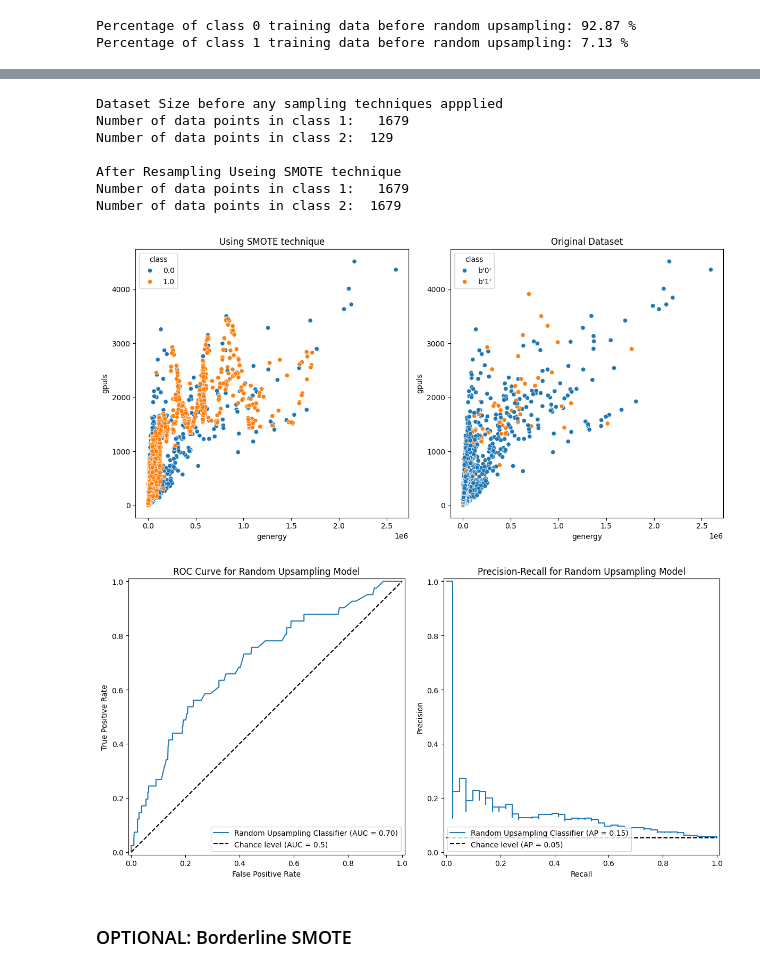
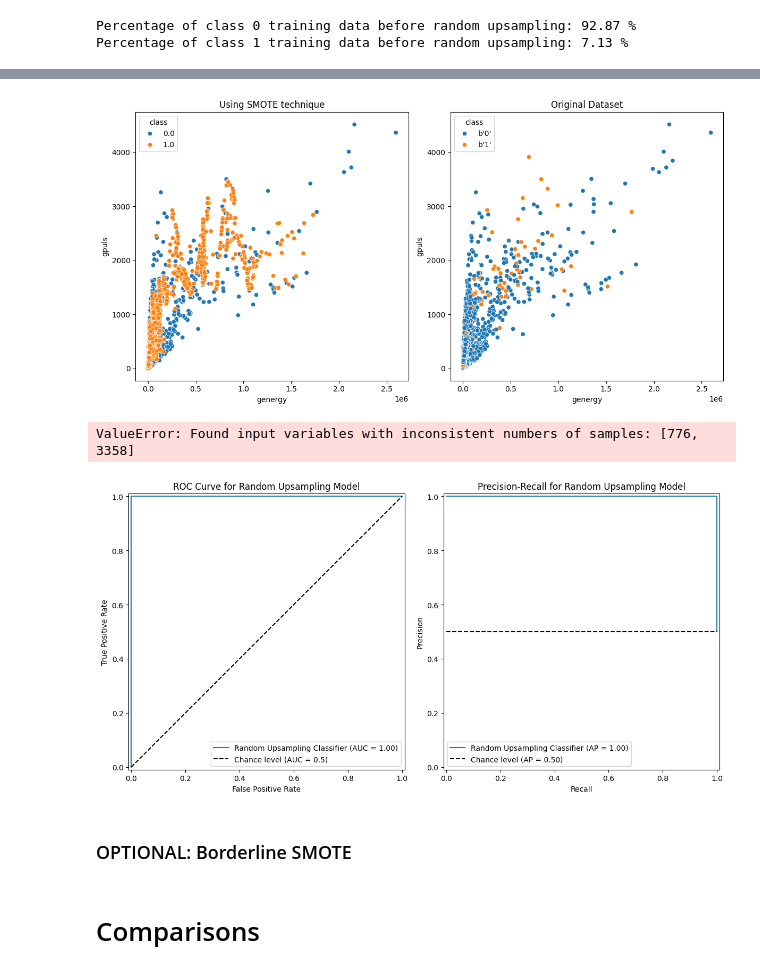
Before and after one commit to canoepus/think, a Jupyter notebook: upsampling.ipynb, the cells around one changed output, grey strips where cells are left out. Cells and saved outputs as stored; diff of their text form; code cells hidden in the pictures.

Commit message:
Fixed some formatting and added documentation. Still fixing SMOTE.

```diff
--- a/upsampling.ipynb
+++ b/upsampling.ipynb
@@ -127,12 +133,10 @@ X_train, X_test, Y_train, Y_test = train_test_split(X, Y, test_size=0.3, random_
 # %% [markdown]
 ### Baseline Model
 # %%
-# Make the classifier.
-# Using default values except:
-# Max depth of each tree is 2
-# The randomn_state sets the seed for the randomness in bootstrapping the data for each decision tree
-classifier = RandomForestClassifier(max_depth=2, random_state=0)
+# Make the classifier. Use default values except the randomn_state sets the seed for the randomness in bootstrapping the data for each decision tree
+# Sklearn Random Forest documentation: https://scikit-learn.org/stable/modules/generated/sklearn.ensemble.RandomForestClassifier.html
+classifier = RandomForestClassifier(random_state=0)
 
-# Train the classifier
+# FIt the classifier to the data
 classifier.fit(X_train, Y_train)
 # %% [output]
@@ -338,3 +346,8 @@ print('Percentage of class 1 training data before random upsampling:', round((b1
 # %% [output]
 Percentage of class 0 training data before random upsampling: 92.87 %
 Percentage of class 1 training data before random upsampling: 7.13 %
+# %%
+# Applying SMOTE to the training data
+# Imblearn SMOTE documentation: https://imbalanced-learn.org/stable/references/generated/imblearn.over_sampling.SMOTE.html
+smt = SMOTE()
+X_SMOTE_train, Y_SMOTE_train = smt.fit_resample(X_train, Y_train)
@@ -341,20 +379,6 @@ Percentage of class 1 training data before random upsampling: 7.13 %
 # %%
-X_train, X_test, Y_train, Y_test = train_test_split(X, Y, test_size=0.3, random_state=0)
-
-counter = Counter(Y_train)
-smt = SMOTE()
-print('Dataset Size before any sampling techniques appplied')
-print('Number of data points in class 1:  ', counter[0])
-print('Number of data points in class 2: ', counter[1])
-X_train_resampled, Y_train_resampled = smt.fit_resample(X_train, Y_train)
-counter = Counter(Y_train_resampled)
-print()
-print('After Resampling Useing SMOTE technique')
-print('Number of data points in class 1:  ', counter[0])
-print('Number of data points in class 2: ', counter[1])
-
-
-randomUpDf = pd.concat([X_train_resampled, Y_train_upsampled], axis=1)
+# Plot the new data
+SMOTErandomUpDf = pd.concat([X_train_resampled, Y_train_upsampled], axis=1)
 
 fig, axes = plt.subplots(1, 2, figsize=(12, 6))
 sns.scatterplot(data=randomUpDf, x='genergy', y='gpuls', hue='class', ax=axes[0])
@@ -364,60 +388,60 @@ axes[1].set_title('Original Dataset')
 plt.tight_layout()
 plt.show()
 # %% [output]
-Dataset Size before any sampling techniques appplied
-Number of data points in class 1:   1679
-Number of data points in class 2:  129
-
-After Resampling Useing SMOTE technique
-Number of data points in class 1:   1679
-Number of data points in class 2:  1679
-[figure, old version]
+[figure, new version]
+# %%
+# I feel like we should embedded this code in like a drop down to save space because most of it is repeat stuff
+# If the user wants to look at it again then sure let them, but at the end we should compare all ROC curves
+
+# Building and fitting the classifier to the SMOTE data
+SMOTE_model = RandomForestClassifier(random_state=0)
+SMOTE_model.fit(X_SMOTE_train, Y_SMOTE_train)
+output = SMOTE_model.predict_proba(X_SMOTE_train)
+y_class1_pred_prob_upsampled = output[:, 1]
+# %%
+# Get metrics: False Positive Rate, True Positive Rate, Precision, and Recall
+SMOTE_fpr, SMOTE_tpr, _ = metrics.roc_curve(Y_test, y_class1_pred_prob_upsampled, pos_label=1)
+SMOTE_roc_auc = metrics.auc(SMOTE_fpr, SMOTE_tpr)
+SMOTE_precision, SMOTE_recall, _ = metrics.precision_recall_curve(Y_test, y_class1_pred_prob_upsampled)
+SMOTE_pr_auc = metrics.auc(SMOTE_recall, SMOTE_precision)
+# %% [output]
+ValueError: Found input variables with inconsistent numbers of samples: [776, 3358]
 # %%
-# I feel like we should embedded this code in like a drop down to save space because most of it is repeat stuff
-# If the user wants to look at it again then sure let them, but at the end we should compare all ROC curves
-# Building the actual classifier using SMOTE
-my_model = RandomForestClassifier(max_depth=2, random_state=0)
-my_model.fit(X_train, Y_train)
-output = my_model.predict_proba(X_test)
-y_class1_pred_prob_upsampled = output[:, 1]
-upsampled_fpr, upsampled_tpr, _ = metrics.roc_curve(Y_test, y_class1_pred_prob_upsampled, pos_label=1)
-upsampled_roc_auc = metrics.auc(upsampled_fpr, upsampled_tpr)
-
 # Create subplots
 fig, axes = plt.subplots(1, 2, figsize=(12, 6))
 
 # Plot the ROC Curve
 metrics.RocCurveDisplay.from_predictions(
-    Y_test,
+    Y_SMOTE_train,
     y_class1_pred_prob_upsampled,
     pos_label=1,
     name='Random Upsampling Classifier',
     plot_chance_level=True,
     ax=axes[0]
 )
 axes[0].set_title("ROC Curve for Random Upsampling Model")
 axes[0].set_xlabel("False Positive Rate")
 axes[0].set_ylabel("True Positive Rate")
 
 # Plot the Precision-Recall curve
-upsampled_precision, upsampled_recall, _ = metrics.precision_recall_curve(Y_test, y_class1_pred_prob_upsampled)
-upsampled_pr_auc = metrics.auc(upsampled_recall, upsampled_precision)
 metrics.PrecisionRecallDisplay.from_predictions(
-    Y_test,
+    Y_SMOTE_train,
     y_class1_pred_prob_upsampled,
     pos_label = 1,
     name = "Random Upsampling Classifier",
     plot_chance_level=True,
     ax=axes[1]
 )
 axes[1].set_title("Precision-Recall for Random Upsampling Model")
 axes[1].set_xlabel("Recall")
 axes[1].set_ylabel("Precision")
 
 # Adjust layout and display
 plt.tight_layout()
 plt.show()
 # %% [output]
-[figure, old version]
+[figure, new version]
 # %% [markdown]
 ### OPTIONAL: Borderline SMOTE
+# %% [markdown]
+# Comparisons
```
Also changed, not shown: parts of 20 cells of this notebook.
